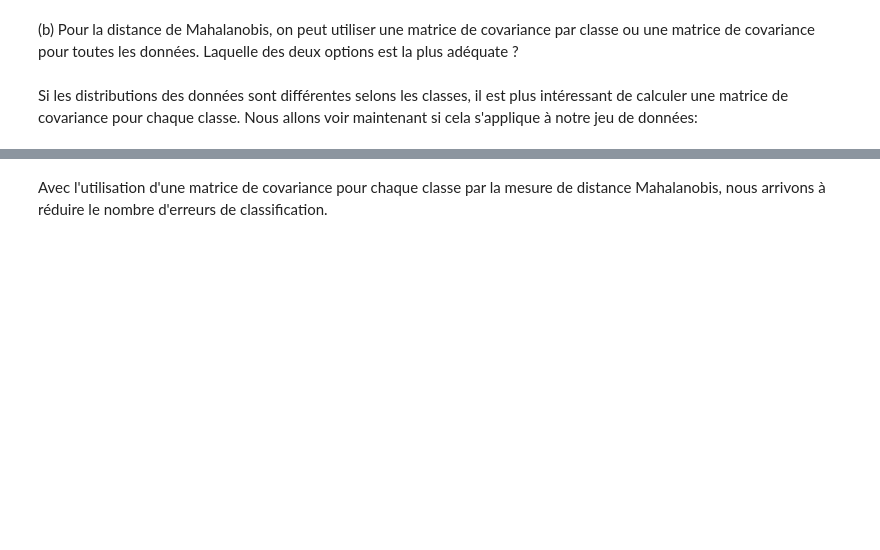
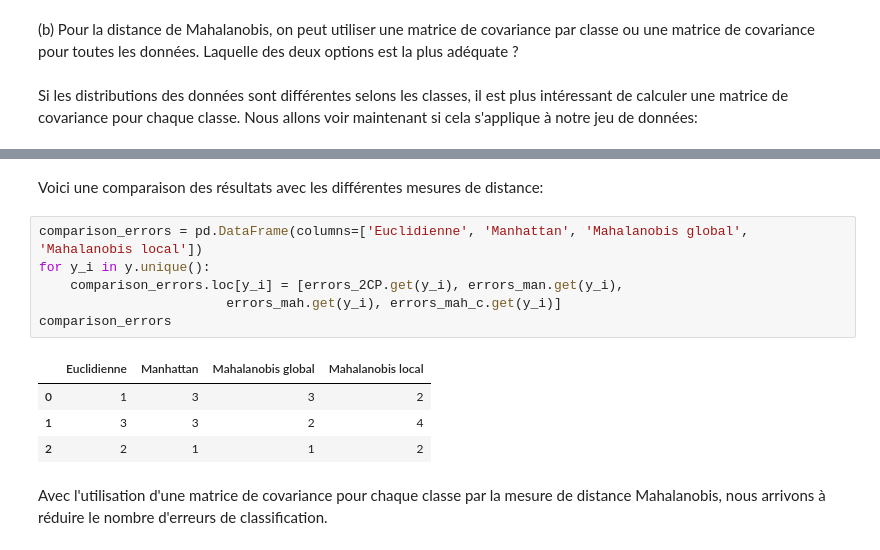
Before and after one commit to ggs22/IFT870-TP1, a Jupyter notebook: tp1.ipynb, the cells around one changed output, grey strips where cells are left out. Drawn from its saved outputs; the diff is of its cells as text; blank space fills up the shorter version.

```diff
--- a/tp1.ipynb
+++ b/tp1.ipynb
@@ -238,3 +256,16 @@ Mahalanobis, classe 2  - distance moyenne : 1.2512803242382098  - nombre d'erreu
+# %% [markdown]
+Voici une comparaison des résultats avec les différentes mesures de distance:
+# %%
+comparison_errors = pd.DataFrame(columns=['Euclidienne', 'Manhattan', 'Mahalanobis global', 'Mahalanobis local'])
+for y_i in y.unique():
+    comparison_errors.loc[y_i] = [errors_2CP.get(y_i), errors_man.get(y_i),
+                        errors_mah.get(y_i), errors_mah_c.get(y_i)]
+comparison_errors
+# %% [output]
+|  | Euclidienne | Manhattan | Mahalanobis global | Mahalanobis local |
+| 0 | 1 | 3 | 3 | 2 |
+| 1 | 3 | 3 | 2 | 4 |
+| 2 | 2 | 1 | 1 | 2 |
 # %% [markdown]
 Avec l'utilisation d'une matrice de covariance pour chaque classe par la mesure de distance Mahalanobis,
 nous arrivons à réduire le nombre d'erreurs de classification.
```
Also changed, not shown: parts of 4 cells of this notebook.
